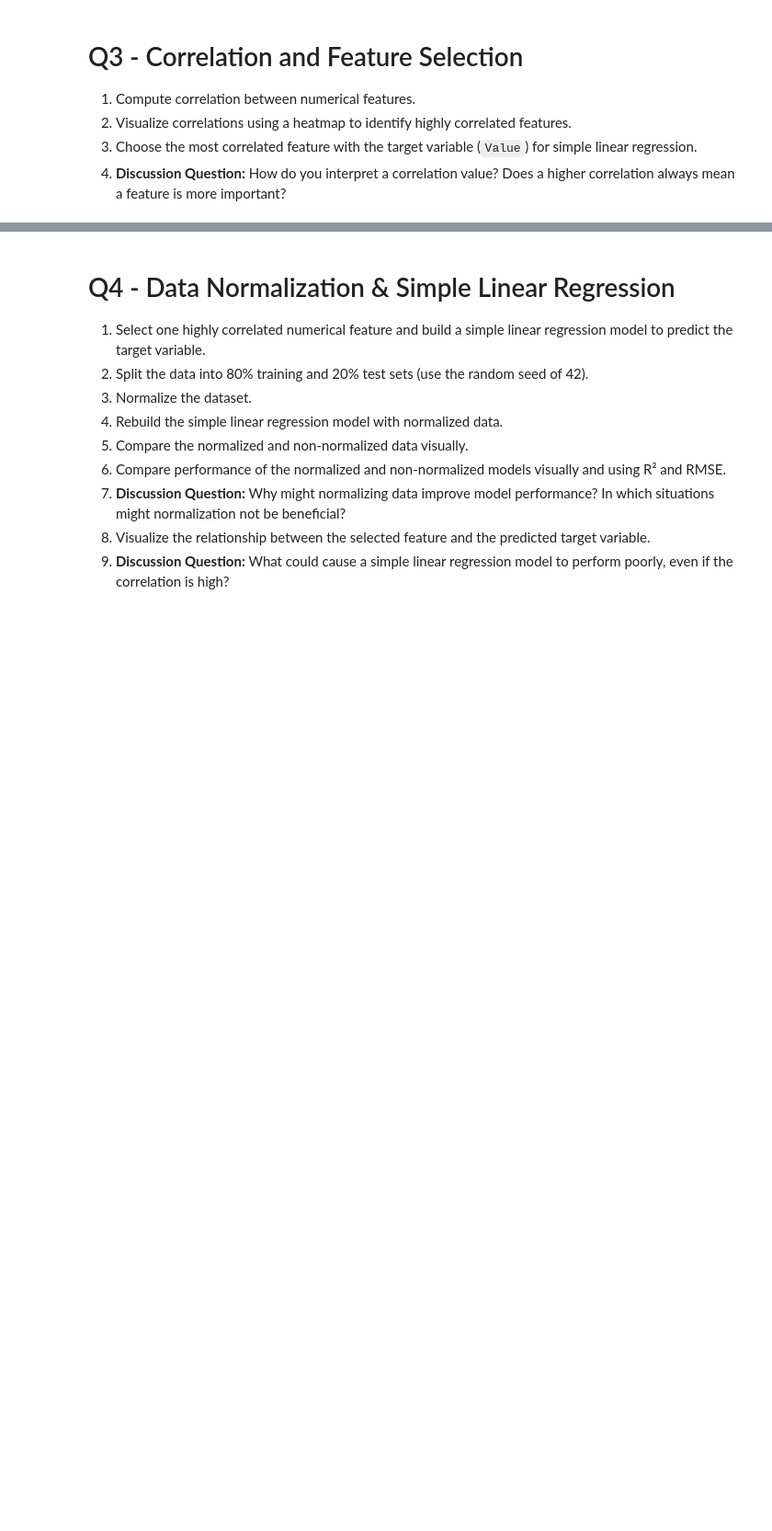
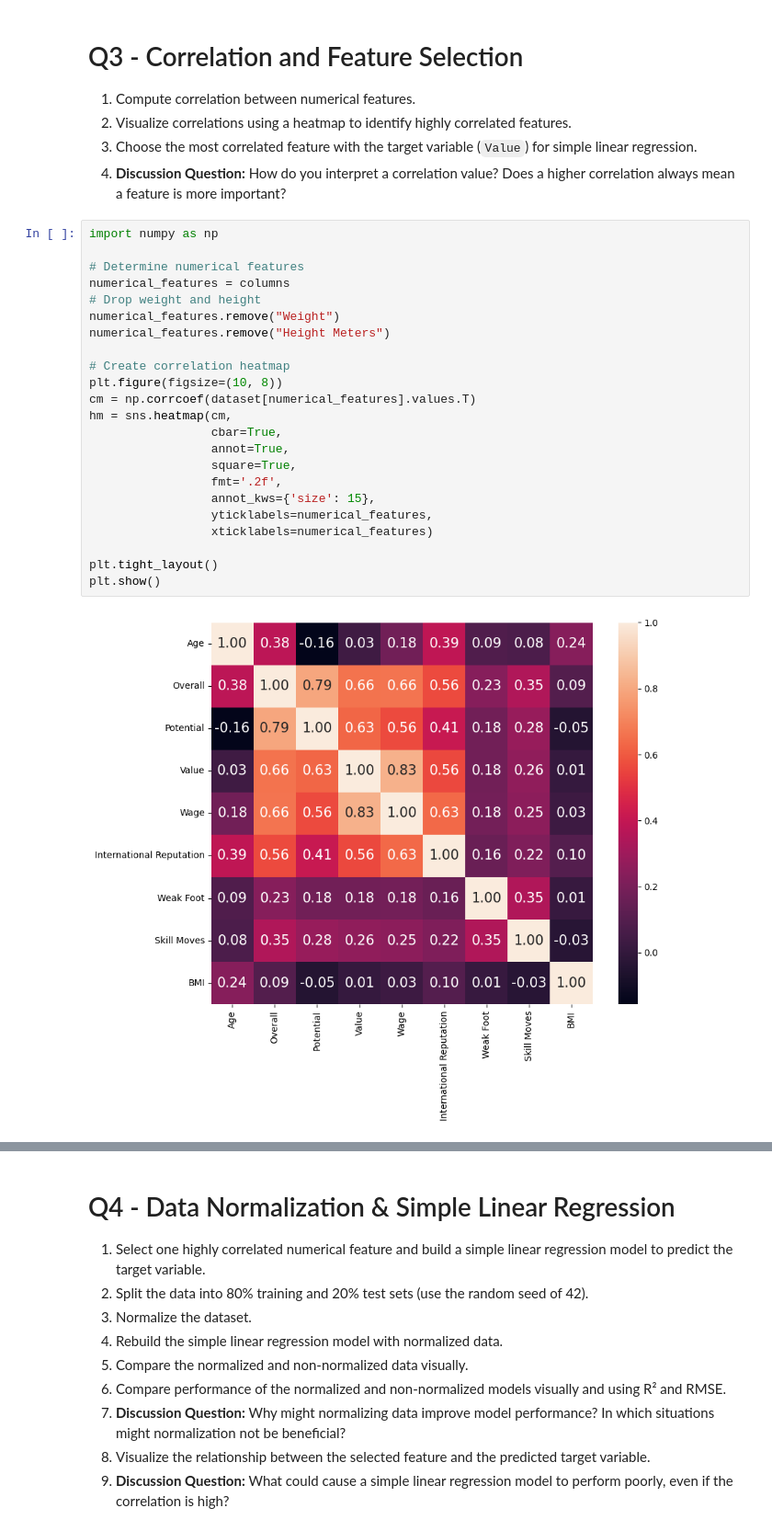
Before and after one commit to JanikThePanic/DATASCI3000-lab-assignments, a Jupyter notebook: Assignment 1/Assignment 1_Linear Regression.ipynb, the cells around one changed output, grey strips where cells are left out. Shown at 92% size. Saved outputs shown, nothing was run; the diff lists cells and outputs as text; blank space fills up the shorter version.

```diff
--- a/Assignment 1/Assignment 1_Linear Regression.ipynb
+++ b/Assignment 1/Assignment 1_Linear Regression.ipynb
@@ -91,5 +99,30 @@ plt.show()
 2. Visualize correlations using a heatmap to identify highly correlated features.
 3. Choose the most correlated feature with the target variable (`Value`) for simple linear regression.
 4. **Discussion Question:** How do you interpret a correlation value? Does a higher correlation always mean a feature is more important?
+# %%
+import numpy as np
+
+# Determine numerical features
+numerical_features = columns
+# Drop weight and height
+numerical_features.remove("Weight")
+numerical_features.remove("Height Meters")
+
+# Create correlation heatmap
+plt.figure(figsize=(10, 8))
+cm = np.corrcoef(dataset[numerical_features].values.T)
+hm = sns.heatmap(cm,
+                 cbar=True,
+                 annot=True,
+                 square=True,
+                 fmt='.2f',
+                 annot_kws={'size': 15},
+                 yticklabels=numerical_features,
+                 xticklabels=numerical_features)
+
+plt.tight_layout()
+plt.show()
+# %% [output]
+[figure, added]
 # %% [markdown]
 **Answer to 4**:
```
Also changed, not shown: parts of 4 cells of this notebook.
